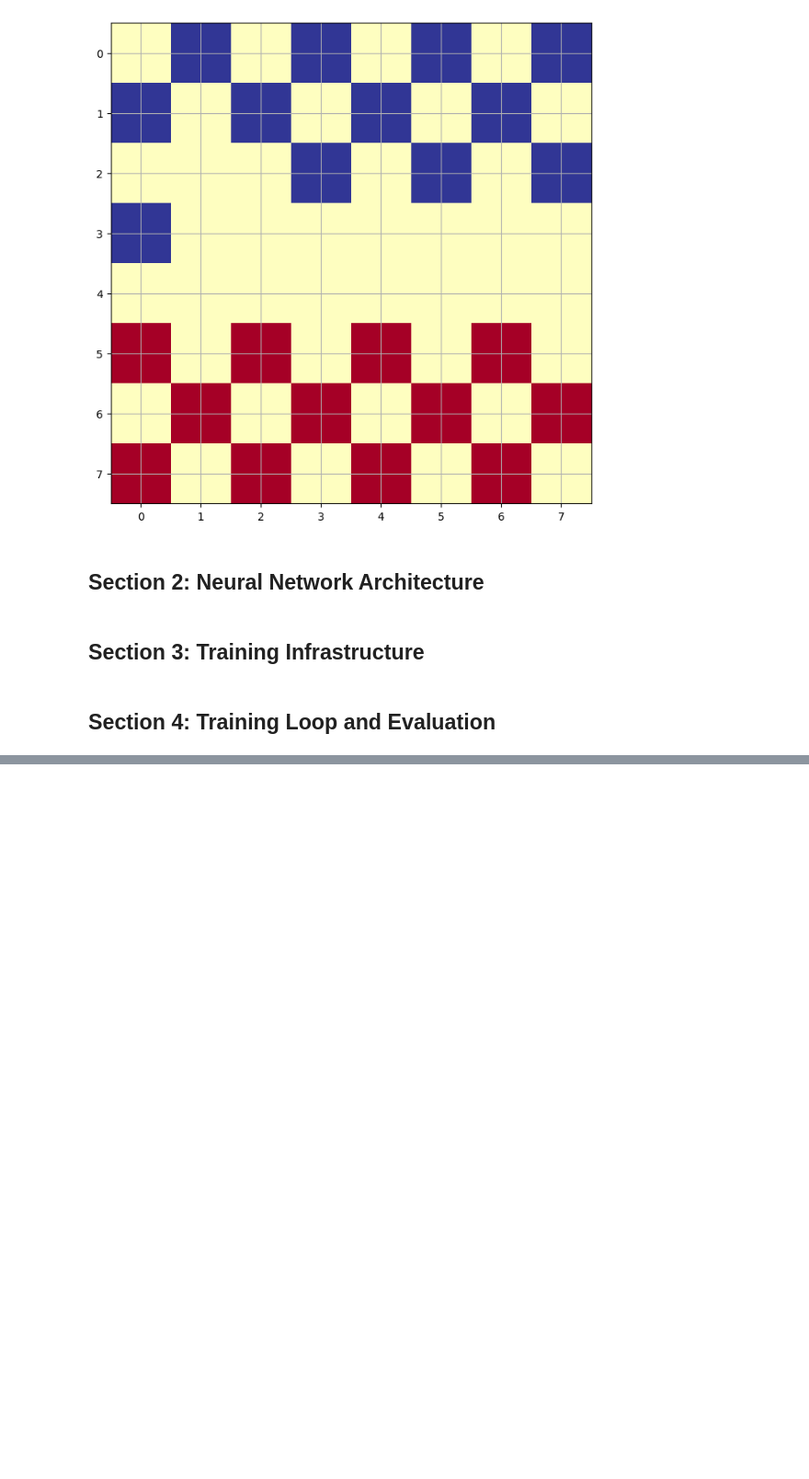
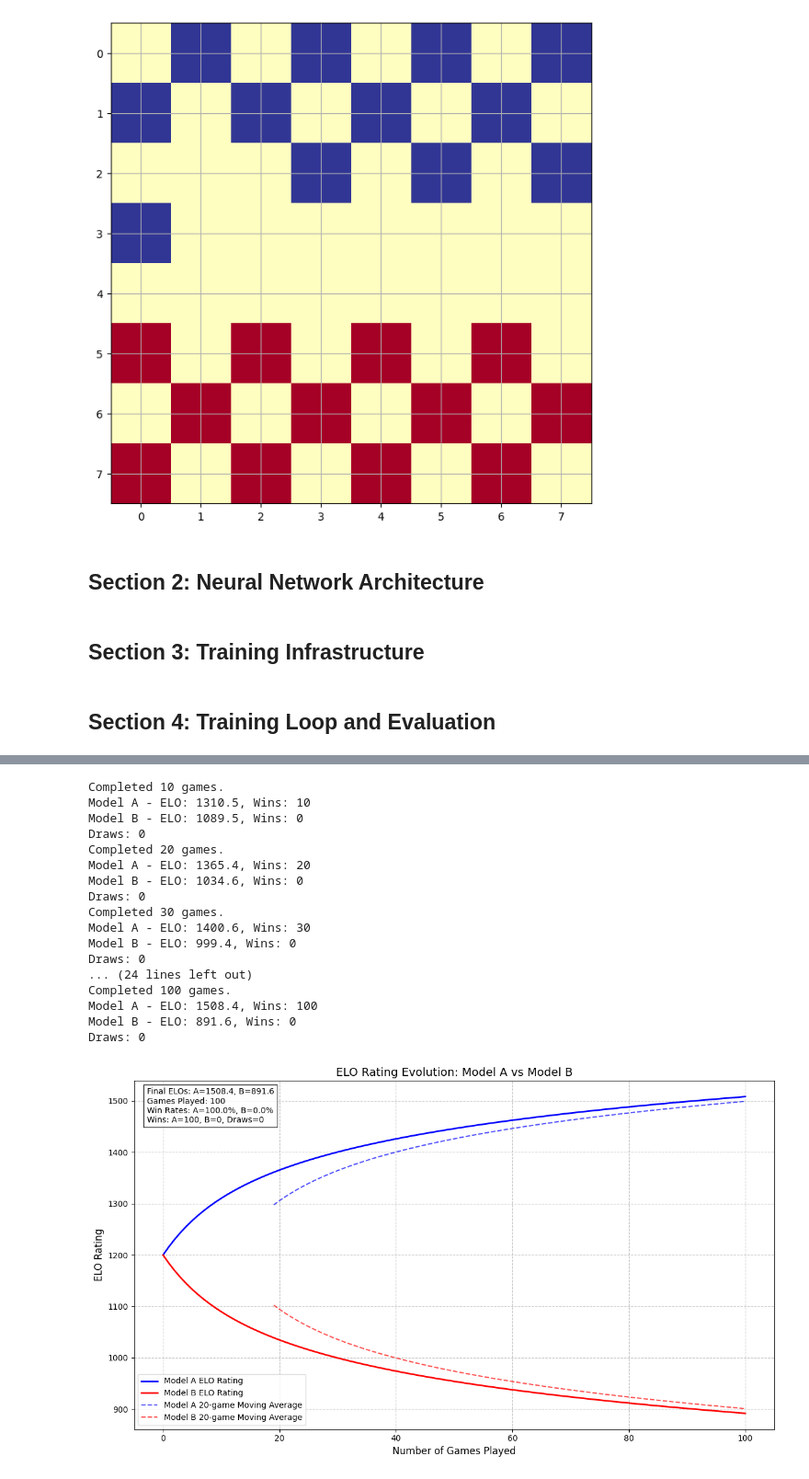
Before and after one commit to marwinsteiner/draughts-nn, a Jupyter notebook: draughts-nn.ipynb, the cells around one changed output, grey strips where cells are left out. Shown at 92% size. Drawn from its saved outputs; the diff is of its cells as text; code cells hidden in the pictures; blank space fills up the shorter version.

```diff
--- a/draughts-nn.ipynb
+++ b/draughts-nn.ipynb
@@ -739,0 +1544,32 @@ visualize_game(model)
+# %%
+# Example usage
+model_a = load_champion_model("checkers_model_episode_300.pt")
+model_b = load_champion_model("checkers_model_episode_450.pt")
+
+elo_histories, final_elos, game_stats = evaluate_models_elo(
+    model_a=model_a,
+    model_b=model_b,
+    num_games=100,
+    k_factor=32,
+    initial_elo=1200,
+    mcts_simulations=50
+)
+# %% [output]
+Completed 10 games.
+Model A - ELO: 1310.5, Wins: 10
+Model B - ELO: 1089.5, Wins: 0
+Draws: 0
+Completed 20 games.
+Model A - ELO: 1365.4, Wins: 20
+Model B - ELO: 1034.6, Wins: 0
+Draws: 0
+Completed 30 games.
+Model A - ELO: 1400.6, Wins: 30
+Model B - ELO: 999.4, Wins: 0
+Draws: 0
+... (24 lines left out)
+Completed 100 games.
+Model A - ELO: 1508.4, Wins: 100
+Model B - ELO: 891.6, Wins: 0
+Draws: 0
+[figure, added]
```
Also changed, not shown: parts of 24 cells of this notebook.
